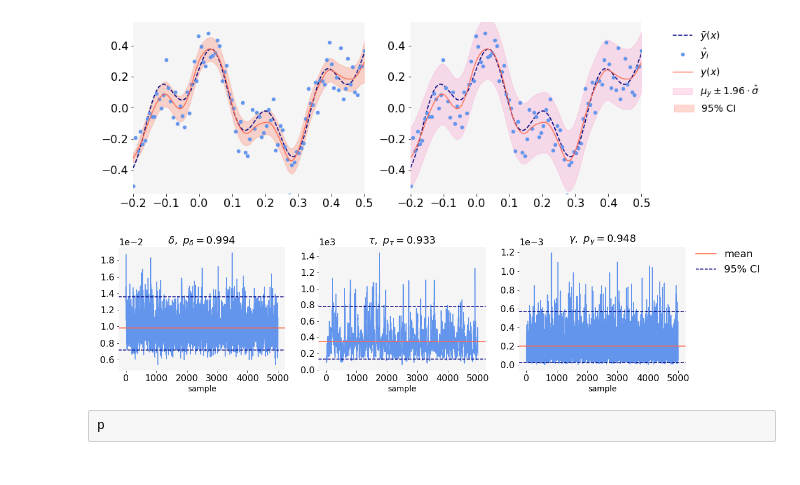
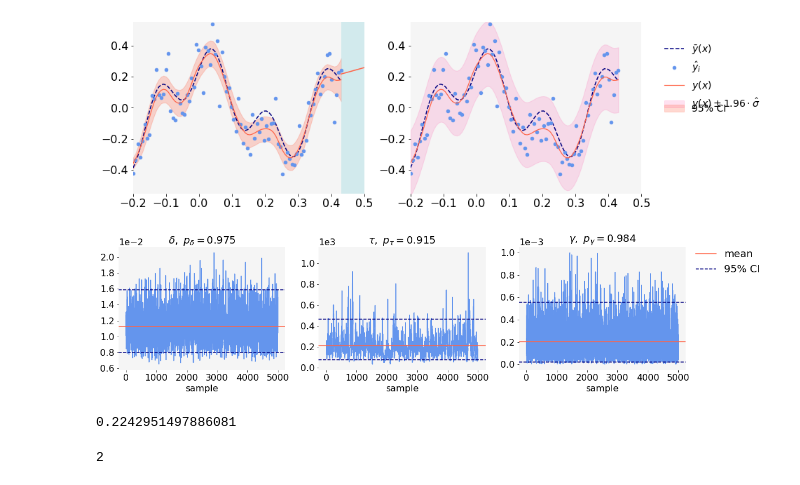
Before and after one commit to NikolineBalle/Bachelor, a Jupyter notebook: sim_data_sampling.ipynb, the cells around one changed output. Drawn from its saved outputs; the diff is of its cells as text; code cells hidden in the pictures.

```diff
--- a/sim_data_sampling.ipynb
+++ b/sim_data_sampling.ipynb
@@ -14,17 +14,23 @@ import scipy as sp
 import scipy.stats as sps
 
 
-a,b = -0.2, 0.5
-n = 100
+a,b = -0.2, 0.43
+n = 90
 p = 2
 xi = (b-a) ** (2 * p - 1)
 x = np.linspace(a,b,n)
 nu = 1 / (0.1 ** 2)
+xextra = np.linspace(0.43,0.5,10)
+xall = np.linspace(-0.2,0.5,100)
+sigma = 0.1
 
 def y(x):
         return 0.25*np.cos(4*np.pi *x) + 0.15*np.sin(12* np.pi *x) + 0.2 * x
 
 yhat = y(x) +  np.random.normal(loc = 0, scale = 0.1, size = x.shape)
+
+yall = y(xall) + sigma * np.random.normal(loc = 0, scale = 1, size = xall.shape)
+
 
 def smoothing_spline_reg(y,Ut,Vt,Wt,eps,nu,tau,perturb = None):
     # compute factorization
@@ -265,6 +271,16 @@ gam_reshape = gam_res[0,:]
 gam_reshape.shape=(5000,1)
 hyp_chain =  np.concatenate((del_reshape, tau_reshape, gam_reshape),axis= 1)
 _,p_value       = Geweke(hyp_chain,0.1,0.5)
+# %%
+
+lam = del_mean[0]/(tau_mean[0]*n)
+Ut, Vt = egrss.generators((x-a)/(b-a),2)
+Utt, Vtt = egrss.generators((xall-a)/(b-a),2)
+Wt, z  = egrss.potrf(Ut,Vt,n*lam/xi)
+c,d    = lambda_fun.smoothing_spline_reg(Ut,Wt,z,yhat)
+cextra = np.zeros(len(xextra))
+ct =  np.concatenate((c,cextra),axis=0)
+yt = egrss.symv(Utt,Vtt,ct)+Utt.T@d
 # %%
 fs = 18
 ts = 16
@@ -273,14 +289,16 @@ samp = np.linspace(1,5000,5000)
 for j in range(J):
     fig = plt.figure()
     plt.subplot(1,2,1)
+    plt.axvspan(0.43, 0.5, facecolor='powderblue', alpha=0.5, label = 'e')
     plt.plot(x,y(x),'--',color = 'navy', linewidth=1.5, label = '$\\bar{y}(x)$')
+    plt.plot(xextra, yt[90:100], color = 'tomato')
     plt.plot(x,yhat,'bo',markersize = 4.5, color = 'cornflowerblue', label = '$\hat{y}_i$')
     plt.plot(x,y_mean[j,:] ,color = 'tomato', linewidth=1.2, label = 'model')
     plt.fill_between(x,y_ci[j,0,:],y_ci[j,1,:], color='tomato', alpha=.25,label = '$95\%$ CI')
     plt.ylim([-0.55,0.55])
     plt.xticks(fontsize = ts)
     plt.yticks(fontsize = ts)
-    plt.xlim([a,b])
+    plt.xlim([a,0.5])
     plt.tick_params(left=True, bottom = True, right = False, top = False)
     ax = plt.gca()
     ax.set_facecolor('whitesmoke')
@@ -291,13 +309,13 @@ for j in range(J):
     plt.plot(x,y(x),'--',color = 'navy', linewidth=1.5, label = '$\\bar{y}(x)$')
     plt.plot(x,yhat,'bo',markersize = 4.5, color = 'cornflowerblue', label = '$\hat{y}_i$')
     plt.plot(x,y_mean[j,:] ,color = 'tomato', linewidth=1.2, label = '$y(x)$')
-    plt.fill_between(x,y_mean[j,:]- np.sqrt(del_mean[j])*scipy.stats.norm.ppf(0.975),y_mean[j,:]+ np.sqrt(del_mean[j])*scipy.stats.norm.ppf(0.975), color='hotpink', alpha=.2,label = '$\mu_{y} \pm 1.96 \cdot \hat{\sigma}$')
+    plt.fill_between(x,y_mean[j,:]- np.sqrt(del_mean[j])*scipy.stats.norm.ppf(0.975),y_mean[j,:]+ np.sqrt(del_mean[j])*scipy.stats.norm.ppf(0.975), color='hotpink', alpha=.2,label = '$y(x) \pm 1.96 \cdot \hat{\sigma}$')
     red_patch = mpatches.Patch(color='tomato', alpha = .25, label='95% CI')
-    fig.legend(handles=[red_patch], bbox_to_anchor=(1.053, 0.499),  loc="center right", borderaxespad=0.2,prop = {'size': 14}, frameon = False)
+    fig.legend(handles=[red_patch], bbox_to_anchor=(1.038, 0.499),  loc="center right", borderaxespad=0.2,prop = {'size': 14}, frameon = False)
     plt.ylim([-0.55,0.55])
     plt.xticks(fontsize = ts)
     plt.yticks(fontsize = ts)
-    plt.xlim([a,b])
+    plt.xlim([a,0.5])
     plt.tick_params(left=True, bottom = True, right = False, top = False)
     plt.legend(numpoints = 1, prop = {'size': 14}, loc = 'lower right',  bbox_to_anchor=(1.55, b), frameon = False)
     ax = plt.gca()
@@ -318,7 +336,7 @@ for j in range(J):
     plt.axhline(del_mean[j], color = 'tomato')
     plt.axhline(del_ci[j,0,:], linestyle = '--', color = 'navy')
     plt.axhline(del_ci[j,1,:],linestyle = '--', color = 'navy')
-    plt.xlabel('sample', fontsize = 14)
+    plt.xlabel('sample', fontsize = ts)
     plt.title('$\\delta, \ p_{\\delta} = %s$' %(np.round(p_value[0], 3)), fontsize = fs)
     plt.xticks(fontsize = ts)
     plt.yticks(fontsize = ts)
@@ -337,7 +355,7 @@ for j in range(J):
     plt.axhline(tau_ci[j,0,:], linestyle = '--', color = 'navy')
     plt.axhline(tau_ci[j,1,:],linestyle = '--', color = 'navy')
     plt.title('$\\tau, \ p_{\\tau} = %s$' %(np.round(p_value[1], 3)), fontsize = fs)
-    plt.xlabel('sample', fontsize = 14)
+    plt.xlabel('sample', fontsize = ts)
     plt.xticks(fontsize = ts)
     plt.yticks(fontsize = ts)
     ax = plt.gca()
@@ -348,35 +366,41 @@ for j in range(J):
     ax.yaxis.get_offset_text().set_fontsize(ts)
     ax.xaxis.get_offset_text().set_fontsize(ts)
 
     plt.subplot(1,3,3)
     plt.plot(samp, gam_res[j,:], color = col1)
     plt.axhline(gam_mean[j], color = 'tomato', label = 'mean')
     plt.axhline(gam_ci[j,0,:], linestyle = '--', color = 'navy', label = '95% CI')
     plt.axhline(gam_ci[j,1,:],linestyle = '--', color = 'navy')
     plt.title('$\\gamma, \ p_{\\gamma} = %s$' %(np.round(p_value[2], 3)), fontsize = fs)
-    plt.xlabel('sample', fontsize = 14)
+    plt.xlabel('sample', fontsize = ts)
     plt.xticks(fontsize = ts)
     plt.yticks(fontsize = ts)
     ax = plt.gca()
     ax.set_facecolor('whitesmoke')
     for spine in plt.gca().spines.values():
         spine.set_visible(False)
     plt.ticklabel_format(axis="y", style="sci", scilimits=(0,0))
     ax.yaxis.get_offset_text().set_fontsize(ts)
     ax.xaxis.get_offset_text().set_fontsize(ts)
     plt.legend(numpoints = 1, prop = {'size': fs}, loc = 'lower right',  bbox_to_anchor=(1.5, 0.7), frameon = False)
 
 
     fig.set_figheight(4)
     fig.set_figwidth(18)
 
     #fig.suptitle('$b_0$ = 1e-5, $b_1$ = 1e-3, $b_2$ = 1e+4' , y= 0.93,fontsize=20)#%(np.format_float_scientific(b_space[j], precision = 3, exp_digits=2)), y= 0.93,fontsize=16)
 
     plt.show()
 
     fig.savefig(my_path + '/Plots/sample_values' + str(j+1) + '.pdf', bbox_inches='tight')
+
+# relative error
+np.sqrt(sum((y(x)-y_mean[j,:])**2))/np.sqrt(sum(y(x)**2))
 # %% [output]
-[figure, old version]
+[figure, new version]
-[figure, old version]
+[figure, new version]
+0.2242951497886081
-# %% [raw]
-p
+# %%
+p
+# %% [output]
+2
```
Also changed, not shown: 21 other files.
